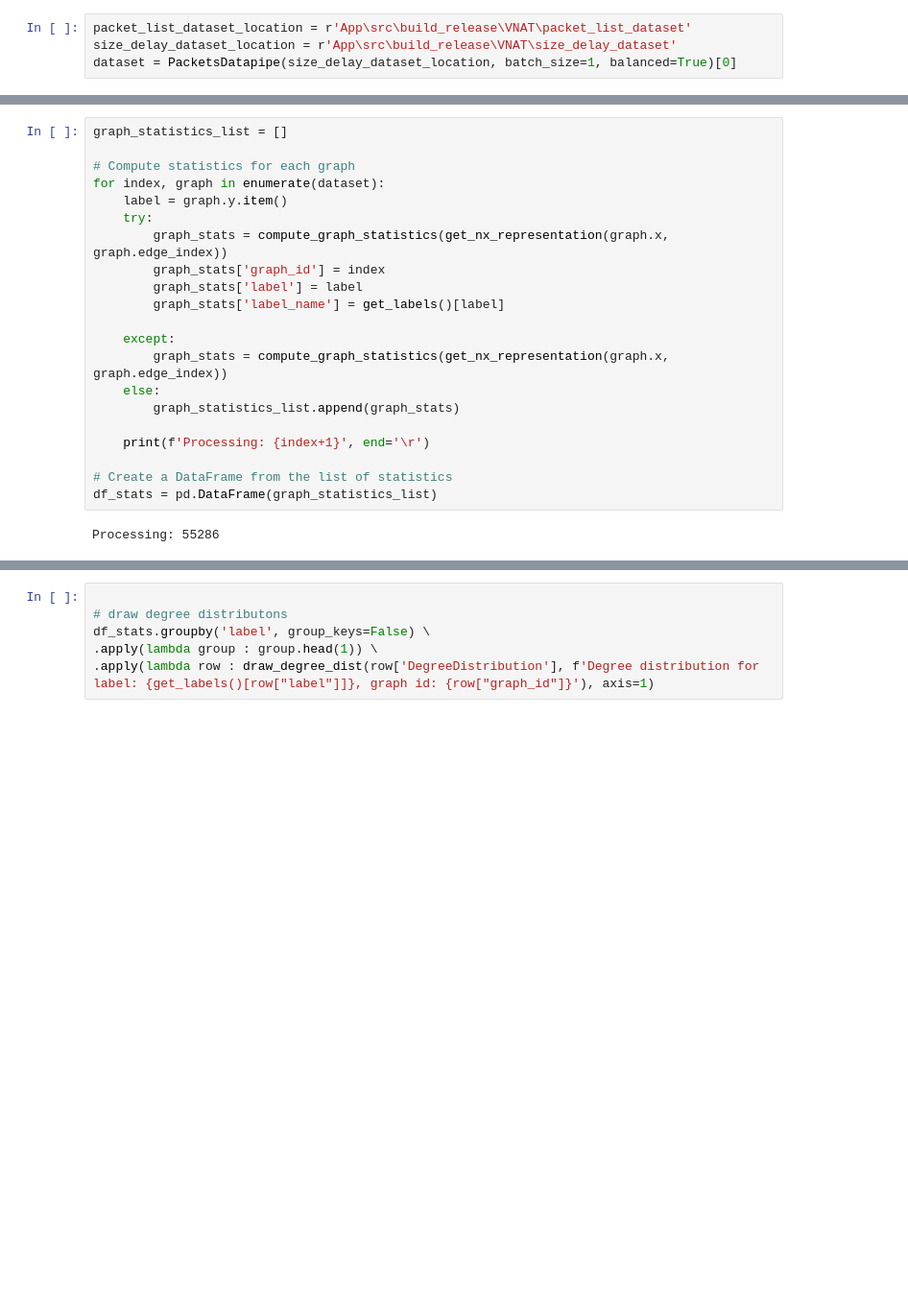
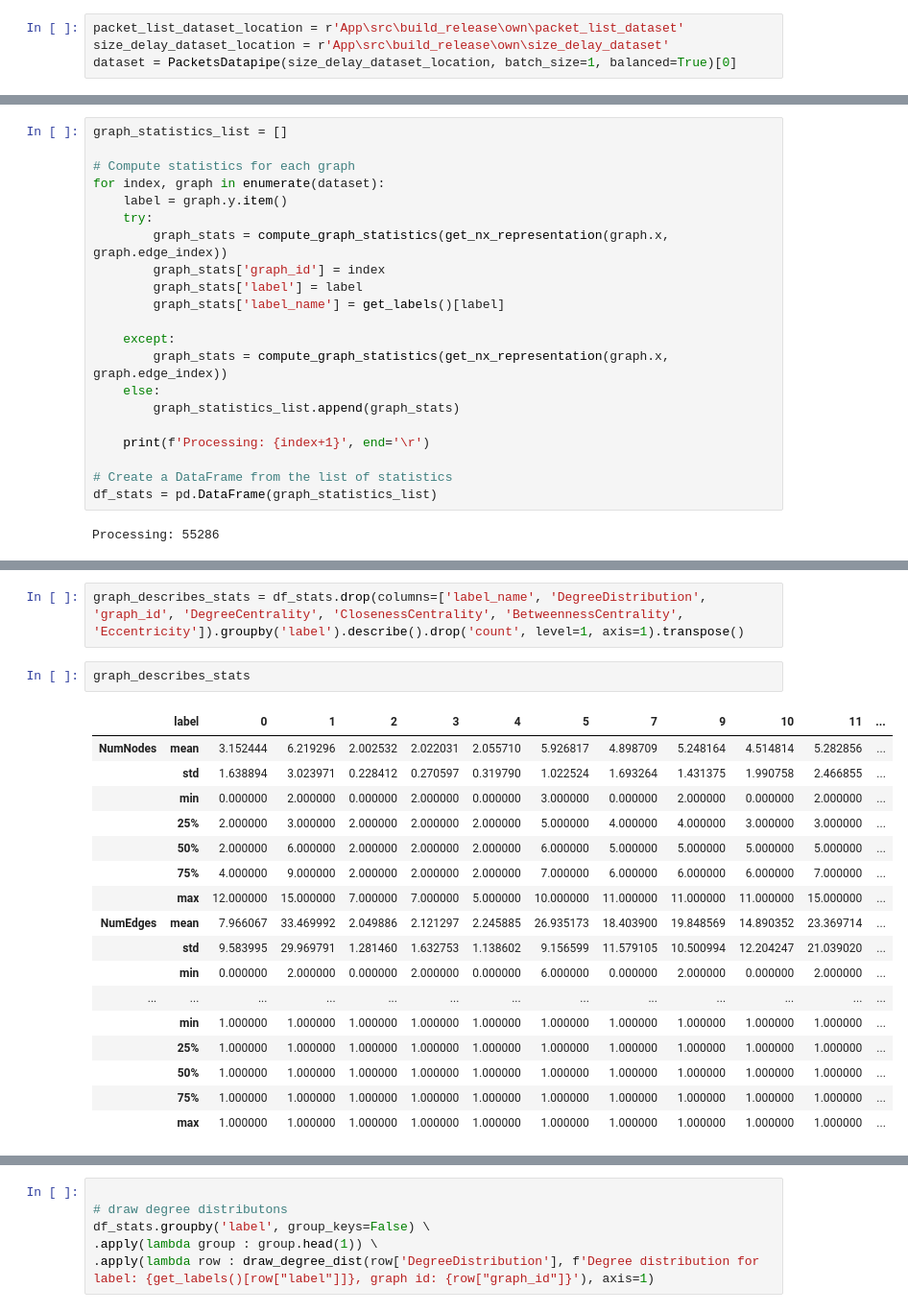
Before and after one commit to maciej-wieczorek/inzynierka, a Jupyter notebook: src/graph_stats.ipynb, the cells around one changed output, grey strips where cells are left out. Shown at 96% size. Drawn from its saved outputs; the diff is of its cells as text; blank space fills up the shorter version.

```diff
--- a/src/graph_stats.ipynb
+++ b/src/graph_stats.ipynb
@@ -4,8 +4,8 @@ from graph_drawer import get_nx_representation
 from graph_stats import compute_graph_statistics, draw_degree_dist
 from dataset import PacketsDatapipe, get_labels
 # %%
-packet_list_dataset_location = r'App\src\build_release\VNAT\packet_list_dataset'
-size_delay_dataset_location = r'App\src\build_release\VNAT\size_delay_dataset'
+packet_list_dataset_location = r'App\src\build_release\own\packet_list_dataset'
+size_delay_dataset_location = r'App\src\build_release\own\size_delay_dataset'
 dataset = PacketsDatapipe(size_delay_dataset_location, batch_size=1, balanced=True)[0]
 # %% [output]
 0 (nonvpn-netflix): 15238
@@ -69,0 +81,22 @@ df_stats.groupby('label', group_keys=False).apply(lambda group : group.head(3))
+# %%
+graph_describes_stats = df_stats.drop(columns=['label_name', 'DegreeDistribution', 'graph_id', 'DegreeCentrality', 'ClosenessCentrality', 'BetweennessCentrality', 'Eccentricity']).groupby('label').describe().drop('count', level=1, axis=1).transpose()
+# %%
+graph_describes_stats
+# %% [output]
+|  | label | 0 | 1 | 2 | 3 | 4 | 5 | 7 | 9 | 10 | 11 | ... |
+| NumNodes | mean | 3.152444 | 6.219296 | 2.002532 | 2.022031 | 2.055710 | 5.926817 | 4.898709 | 5.248164 | 4.514814 | 5.282856 | ... |
+|  | std | 1.638894 | 3.023971 | 0.228412 | 0.270597 | 0.319790 | 1.022524 | 1.693264 | 1.431375 | 1.990758 | 2.466855 | ... |
+|  | min | 0.000000 | 2.000000 | 0.000000 | 2.000000 | 0.000000 | 3.000000 | 0.000000 | 2.000000 | 0.000000 | 2.000000 | ... |
+|  | 25% | 2.000000 | 3.000000 | 2.000000 | 2.000000 | 2.000000 | 5.000000 | 4.000000 | 4.000000 | 3.000000 | 3.000000 | ... |
+|  | 50% | 2.000000 | 6.000000 | 2.000000 | 2.000000 | 2.000000 | 6.000000 | 5.000000 | 5.000000 | 5.000000 | 5.000000 | ... |
+|  | 75% | 4.000000 | 9.000000 | 2.000000 | 2.000000 | 2.000000 | 7.000000 | 6.000000 | 6.000000 | 6.000000 | 7.000000 | ... |
+|  | max | 12.000000 | 15.000000 | 7.000000 | 7.000000 | 5.000000 | 10.000000 | 11.000000 | 11.000000 | 11.000000 | 15.000000 | ... |
+| NumEdges | mean | 7.966067 | 33.469992 | 2.049886 | 2.121297 | 2.245885 | 26.935173 | 18.403900 | 19.848569 | 14.890352 | 23.369714 | ... |
+|  | std | 9.583995 | 29.969791 | 1.281460 | 1.632753 | 1.138602 | 9.156599 | 11.579105 | 10.500994 | 12.204247 | 21.039020 | ... |
+|  | min | 0.000000 | 2.000000 | 0.000000 | 2.000000 | 0.000000 | 6.000000 | 0.000000 | 2.000000 | 0.000000 | 2.000000 | ... |
+| ... | ... | ... | ... | ... | ... | ... | ... | ... | ... | ... | ... | ... |
+|  | min | 1.000000 | 1.000000 | 1.000000 | 1.000000 | 1.000000 | 1.000000 | 1.000000 | 1.000000 | 1.000000 | 1.000000 | ... |
+|  | 25% | 1.000000 | 1.000000 | 1.000000 | 1.000000 | 1.000000 | 1.000000 | 1.000000 | 1.000000 | 1.000000 | 1.000000 | ... |
+|  | 50% | 1.000000 | 1.000000 | 1.000000 | 1.000000 | 1.000000 | 1.000000 | 1.000000 | 1.000000 | 1.000000 | 1.000000 | ... |
+|  | 75% | 1.000000 | 1.000000 | 1.000000 | 1.000000 | 1.000000 | 1.000000 | 1.000000 | 1.000000 | 1.000000 | 1.000000 | ... |
+|  | max | 1.000000 | 1.000000 | 1.000000 | 1.000000 | 1.000000 | 1.000000 | 1.000000 | 1.000000 | 1.000000 | 1.000000 | ... |
```
Also changed, not shown: parts of 4 cells of this notebook, 8 other files.
